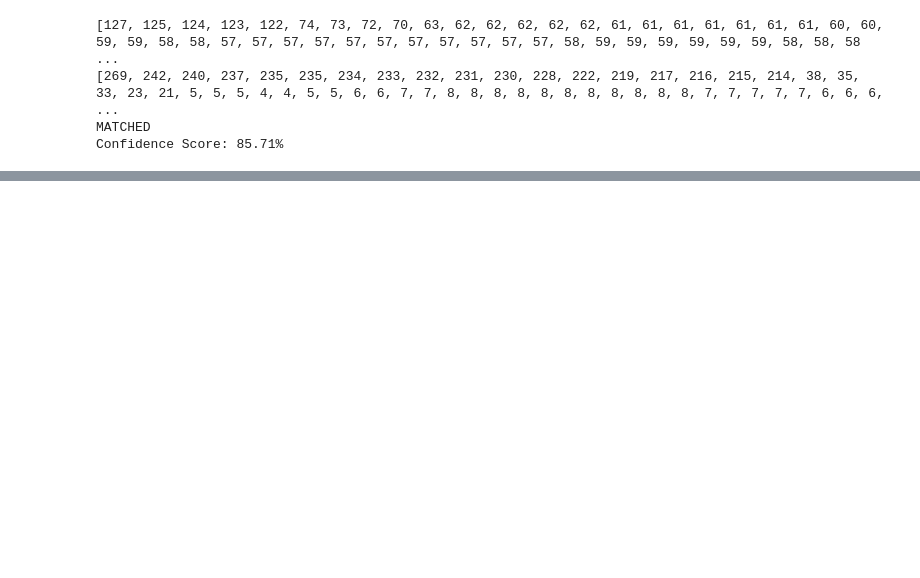
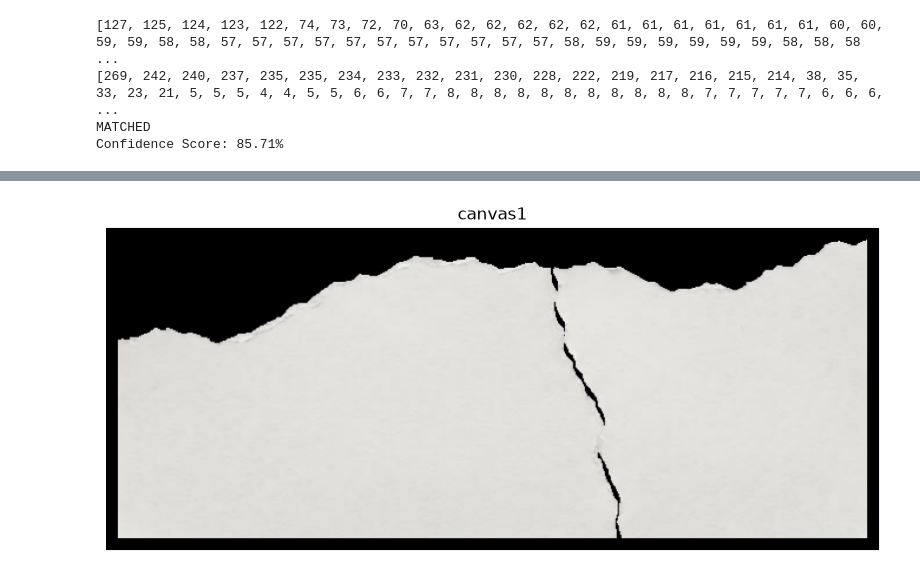
Before and after one commit to mohsinsaeed06/Project-Torn-Paper-, a Jupyter notebook: Edge Detection.ipynb, the cells around one changed output, grey strips where cells are left out. Drawn from its saved outputs; the diff is of its cells as text; code cells hidden in the pictures; blank space fills up the shorter version.

```diff
--- a/Edge Detection.ipynb
+++ b/Edge Detection.ipynb
@@ -351,6 +350,7 @@ Right :  TORN (avg: 93.93px)
 [figure]
 # %%
 topp,bottomm,rightt,leftt=[],[],[],[]
+pp=[]
 # %%
 image_path = r'D:\PythonProject1\Intern\Images\img23.png'
 image = cv2.imread(image_path)
@@ -451,6 +451,9 @@ for  current_piece in isolated_pieces_list:
         distances_top = [abs(int(y11) - top_ref_y) for _, y11 in b11_top]
         print(f"TOP Distances{distances_top}")
 
+        topp.append(distances_top)
+
+
     else:
         topp.append(np.nan)
 
@@ -504,7 +507,7 @@ for  current_piece in isolated_pieces_list:
 
     else:
         rightt.append(np.nan)
-
+    pp.append(thresh)
     plt.imshow(thresh, cmap='gray')
     plt.show()
 # %% [output]
@@ -789,0 +626,81 @@ else:
+# %%
+import numpy as np
+import matplotlib.pyplot as plt
+import cv2
+
+confidence = best_score * 100
+
+img2 = cv2.copyMakeBorder(isolated_pieces_list[0], 10, 10, 10, 10, borderType=cv2.BORDER_CONSTANT, value=[0,0,0])
+img3 = cv2.copyMakeBorder(isolated_pieces_list[1], 10, 10, 10, 10, borderType=cv2.BORDER_CONSTANT, value=[0,0,0])
+
+gray2 = cv2.cvtColor(img2, cv2.COLOR_BGR2GRAY)
+_, thresh2 = cv2.threshold(gray2, 15, 255, cv2.THRESH_BINARY)
+
+gray3 = cv2.cvtColor(img3, cv2.COLOR_BGR2GRAY)
+_, thresh3 = cv2.threshold(gray3, 15, 255, cv2.THRESH_BINARY)
+
+y2_bottom_ref = int(np.where(thresh2 == 255)[0].max())
+y3_bottom_ref = int(np.where(thresh3 == 255)[0].max())
+dy = y2_bottom_ref - y3_bottom_ref
+
+edge_map2 = cv2.Canny(thresh2, 150, 150)
+y_arr2, x_arr2 = np.where(edge_map2 == 255)
+y_pixels2, x_pixels2 = np.where(thresh2 == 255)
+min_y2, max_y2 = np.min(y_pixels2), np.max(y_pixels2)
+
+b2_coords = {}
+for row in range(min_y2, max_y2 + 1):
+    pixels_in_row = x_arr2[y_arr2 == row]
+    if len(pixels_in_row) > 0:
+        b2_coords[row] = np.max(pixels_in_row)
+
+edge_map3 = cv2.Canny(thresh3, 150, 150)
+y_arr3, x_arr3 = np.where(edge_map3 == 255)
+y_pixels3, x_pixels3 = np.where(thresh3 == 255)
+min_y3, max_y3 = np.min(y_pixels3), np.max(y_pixels3)
+
+b3_coords = {}
+for row in range(min_y3, max_y3 + 1):
+    pixels_in_row = x_arr3[y_arr3 == row]
+    if len(pixels_in_row) > 0:
+        b3_coords[row] = np.min(pixels_in_row)
+
+dx_offsets = []
+for y3, x3 in b3_coords.items():
+    corresponding_y2 = y3 + dy
+    if corresponding_y2 in b2_coords:
+        x2 = b2_coords[corresponding_y2]
+        dx_offsets.append(x2 - x3)
+
+dx = int(np.percentile(dx_offsets, 90))
+
+print(f"Gap Removed -> dx: {dx}px, Perfect dy: {dy}px")
+
+h2, w2 = img2.shape[:2]
+h3, w3 = img3.shape[:2]
+
+min_canvas_x = min(0, dx)
+max_canvas_x = max(w2, w3 + dx)
+min_canvas_y = min(0, dy)
+max_canvas_y = max(h2, h3 + dy)
+
+canvas_width = max_canvas_x - min_canvas_x
+canvas_height = max_canvas_y - min_canvas_y
+
+canvas1 = np.zeros((canvas_height, canvas_width, 3), dtype=np.uint8)
+
+offset_x2 = -min_canvas_x
+offset_y2 = -min_canvas_y
+
+offset_x3 = dx - min_canvas_x
+offset_y3 = dy - min_canvas_y
+
+canvas1[offset_y2:offset_y2+h2, offset_x2:offset_x2+w2][thresh2 > 0] = img2[thresh2 > 0]
+canvas1[offset_y3:offset_y3+h3, offset_x3:offset_x3+w3][thresh3 > 0] = img3[thresh3 > 0]
+
+plt.figure(figsize=(10, 8))
+plt.title("canvas1")
+plt.imshow(cv2.cvtColor(canvas1, cv2.COLOR_BGR2RGB))
+plt.axis('off')
+plt.show()
+# %% [output]
@@ -789,0 +708 @@ else:
+[figure, added]
```
Also changed, not shown: parts of 8 cells of this notebook.
